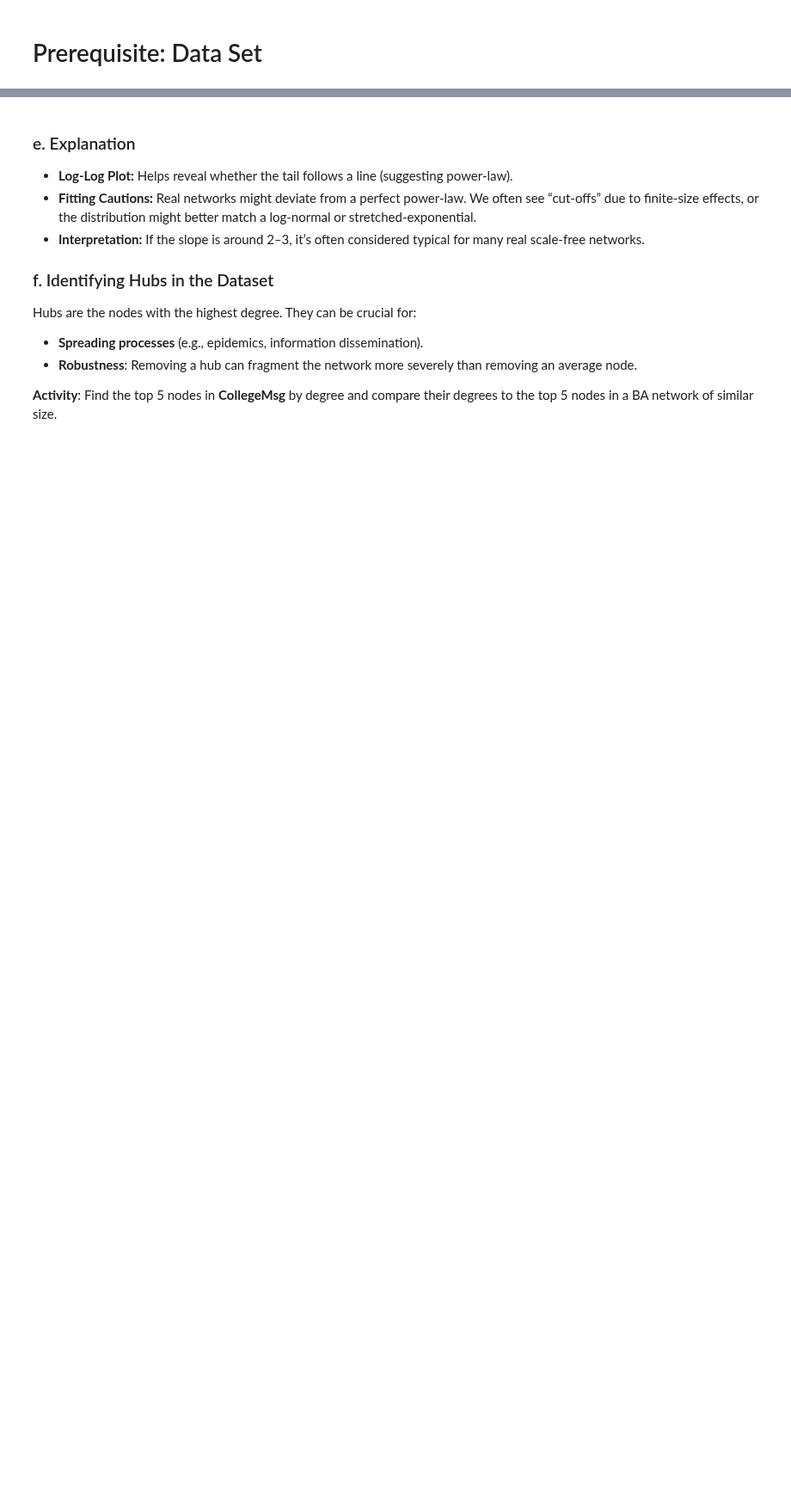
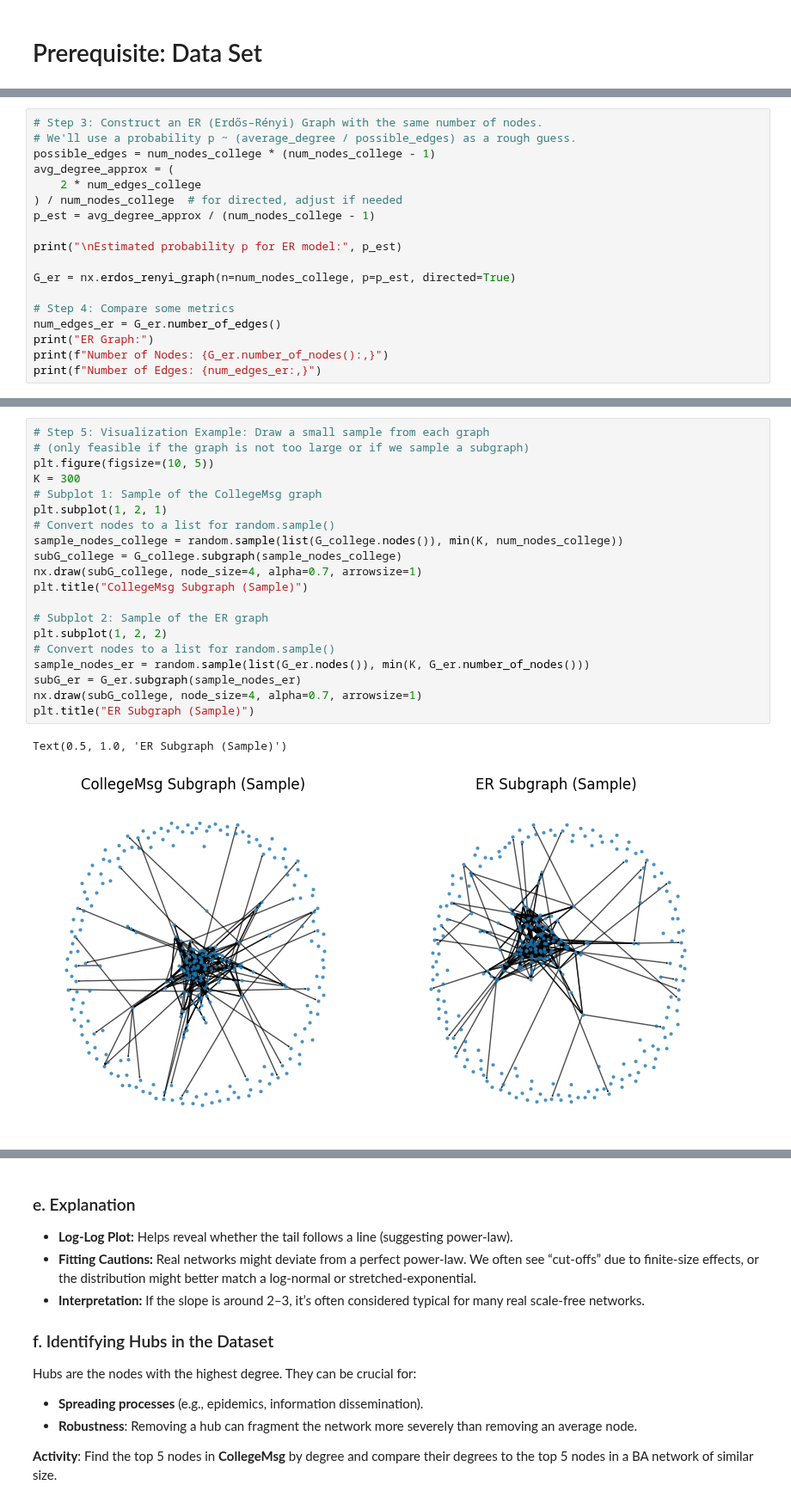
Before and after one commit to bgbg/ML-on-Graphs, a Jupyter notebook: 5_Network_Formation_Models.ipynb, the cells around one changed output, grey strips where cells are left out. Shown at 86% size. Saved outputs shown, nothing was run; the diff lists cells and outputs as text; blank space fills up the shorter version.

```diff
--- a/5_Network_Formation_Models.ipynb
+++ b/5_Network_Formation_Models.ipynb
@@ -1253,0 +87,18 @@ Estimated power-law exponent alpha (rough): -1.544754261690908
+# %%
+# Step 3: Construct an ER (Erdős–Rényi) Graph with the same number of nodes.
+# We'll use a probability p ~ (average_degree / possible_edges) as a rough guess.
+possible_edges = num_nodes_college * (num_nodes_college - 1)
+avg_degree_approx = (
+    2 * num_edges_college
+) / num_nodes_college  # for directed, adjust if needed
+p_est = avg_degree_approx / (num_nodes_college - 1)
+
+print("\nEstimated probability p for ER model:", p_est)
+
+G_er = nx.erdos_renyi_graph(n=num_nodes_college, p=p_est, directed=True)
+
+# Step 4: Compare some metrics
+num_edges_er = G_er.number_of_edges()
+print("ER Graph:")
+print(f"Number of Nodes: {G_er.number_of_nodes():,}")
+print(f"Number of Edges: {num_edges_er:,}")
@@ -1253,0 +110,23 @@ Estimated power-law exponent alpha (rough): -1.544754261690908
+# %%
+# Step 5: Visualization Example: Draw a small sample from each graph
+# (only feasible if the graph is not too large or if we sample a subgraph)
+plt.figure(figsize=(10, 5))
+K = 300
+# Subplot 1: Sample of the CollegeMsg graph
+plt.subplot(1, 2, 1)
+# Convert nodes to a list for random.sample()
+sample_nodes_college = random.sample(list(G_college.nodes()), min(K, num_nodes_college))
+subG_college = G_college.subgraph(sample_nodes_college)
+nx.draw(subG_college, node_size=4, alpha=0.7, arrowsize=1)
+plt.title("CollegeMsg Subgraph (Sample)")
+
+# Subplot 2: Sample of the ER graph
+plt.subplot(1, 2, 2)
+# Convert nodes to a list for random.sample()
+sample_nodes_er = random.sample(list(G_er.nodes()), min(K, G_er.number_of_nodes()))
+subG_er = G_er.subgraph(sample_nodes_er)
+nx.draw(subG_college, node_size=4, alpha=0.7, arrowsize=1)
+plt.title("ER Subgraph (Sample)")
+# %% [output]
+Text(0.5, 1.0, 'ER Subgraph (Sample)')
+[figure, added]
```
Also changed, not shown: parts of 101 cells of this notebook, 1 other file.
